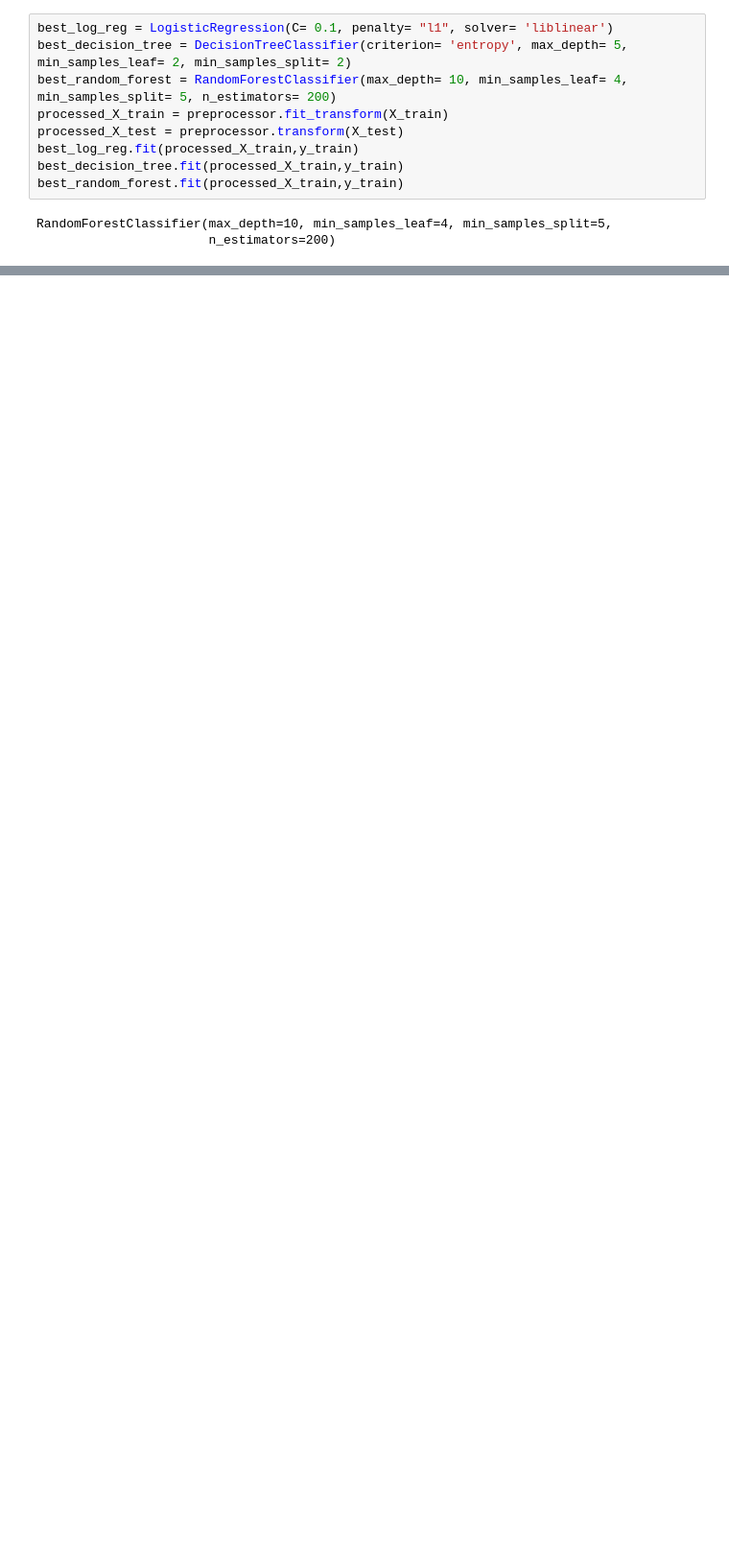
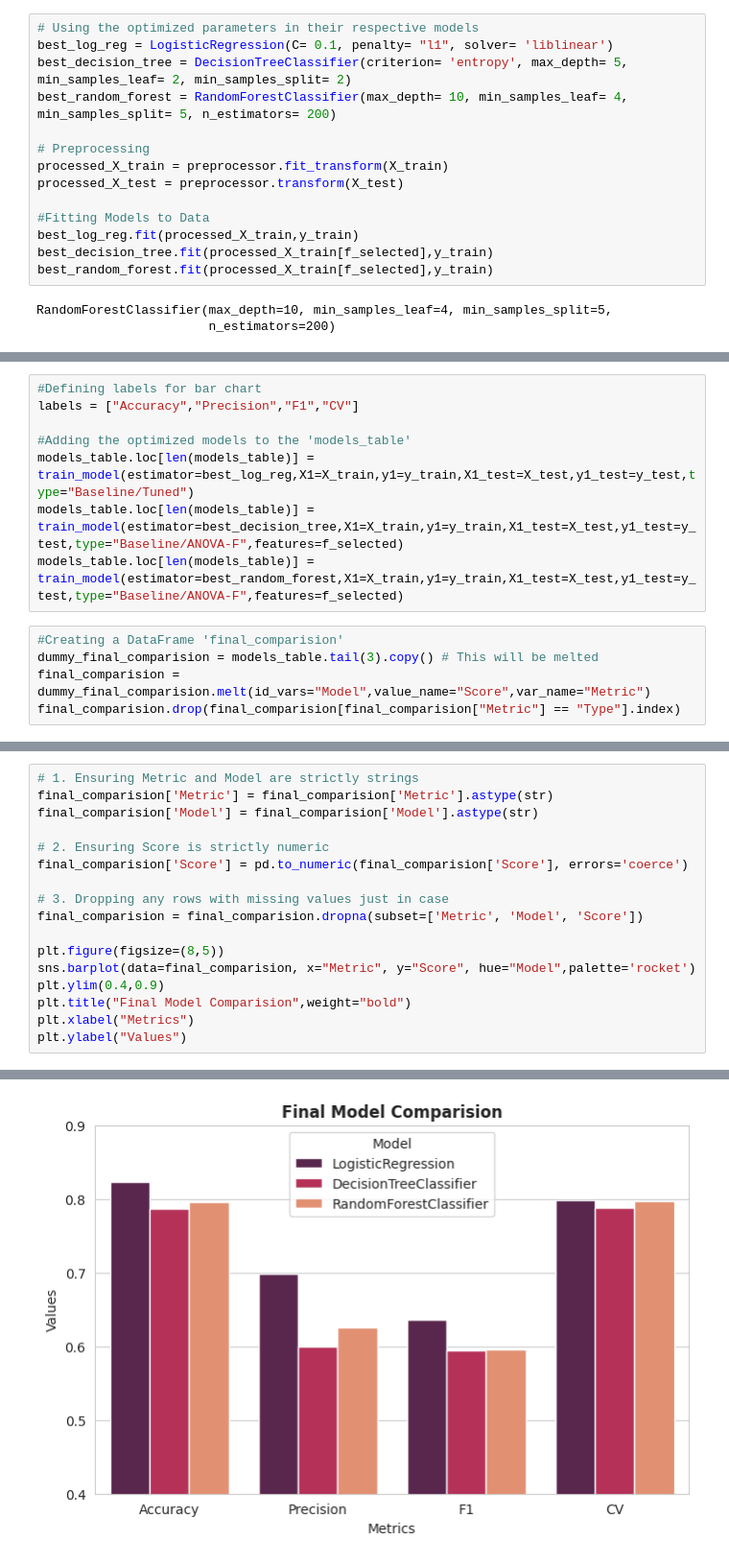
Before and after one commit to jigarkhadka/energy-consumption, a Jupyter notebook: notebook2a37ef5fba.ipynb, the cells around one changed output, grey strips where cells are left out. Shown at 96% size. Drawn from its saved outputs; the diff is of its cells as text; blank space fills up the shorter version.

```diff
--- a/notebook2a37ef5fba.ipynb
+++ b/notebook2a37ef5fba.ipynb
@@ -645,12 +642,17 @@ The best parameters are {'max_depth': 10, 'min_samples_leaf': 4, 'min_samples_sp
 # %%
+# Using the optimized parameters in their respective models
 best_log_reg = LogisticRegression(C= 0.1, penalty= "l1", solver= 'liblinear')
 best_decision_tree = DecisionTreeClassifier(criterion= 'entropy', max_depth= 5, min_samples_leaf= 2, min_samples_split= 2)
 best_random_forest = RandomForestClassifier(max_depth= 10, min_samples_leaf= 4, min_samples_split= 5, n_estimators= 200)
+
+# Preprocessing
 processed_X_train = preprocessor.fit_transform(X_train)
 processed_X_test = preprocessor.transform(X_test)
+
+#Fitting Models to Data
 best_log_reg.fit(processed_X_train,y_train)
-best_decision_tree.fit(processed_X_train,y_train)
-best_random_forest.fit(processed_X_train,y_train)
+best_decision_tree.fit(processed_X_train[f_selected],y_train)
+best_random_forest.fit(processed_X_train[f_selected],y_train)
 # %% [output]
 RandomForestClassifier(max_depth=10, min_samples_leaf=4, min_samples_split=5,
                        n_estimators=200)
@@ -661,0 +664,13 @@ best_random_forest_pred = best_random_forest.predict(processed_X_test)
+# %%
+#Defining labels for bar chart
+labels = ["Accuracy","Precision","F1","CV"]
+
+#Adding the optimized models to the 'models_table'
+models_table.loc[len(models_table)] = train_model(estimator=best_log_reg,X1=X_train,y1=y_train,X1_test=X_test,y1_test=y_test,type="Baseline/Tuned")
+models_table.loc[len(models_table)] = train_model(estimator=best_decision_tree,X1=X_train,y1=y_train,X1_test=X_test,y1_test=y_test,type="Baseline/ANOVA-F",features=f_selected)
+models_table.loc[len(models_table)] = train_model(estimator=best_random_forest,X1=X_train,y1=y_train,X1_test=X_test,y1_test=y_test,type="Baseline/ANOVA-F",features=f_selected)
+# %%
+#Creating a DataFrame 'final_comparision'
+dummy_final_comparision = models_table.tail(3).copy() # This will be melted
+final_comparision = dummy_final_comparision.melt(id_vars="Model",value_name="Score",var_name="Metric")
+final_comparision.drop(final_comparision[final_comparision["Metric"] == "Type"].index)
@@ -661,0 +691,18 @@ best_random_forest_pred = best_random_forest.predict(processed_X_test)
+# %%
+# 1. Ensuring Metric and Model are strictly strings
+final_comparision['Metric'] = final_comparision['Metric'].astype(str)
+final_comparision['Model'] = final_comparision['Model'].astype(str)
+
+# 2. Ensuring Score is strictly numeric
+final_comparision['Score'] = pd.to_numeric(final_comparision['Score'], errors='coerce')
+
+# 3. Dropping any rows with missing values just in case
+final_comparision = final_comparision.dropna(subset=['Metric', 'Model', 'Score'])
+
+plt.figure(figsize=(8,5))
+sns.barplot(data=final_comparision, x="Metric", y="Score", hue="Model",palette='rocket')
+plt.ylim(0.4,0.9)
+plt.title("Final Model Comparision",weight="bold")
+plt.xlabel("Metrics")
+plt.ylabel("Values")
+# %% [output]
@@ -661,0 +710 @@ best_random_forest_pred = best_random_forest.predict(processed_X_test)
+[figure, added]
```
Also changed, not shown: parts of 16 cells of this notebook.
